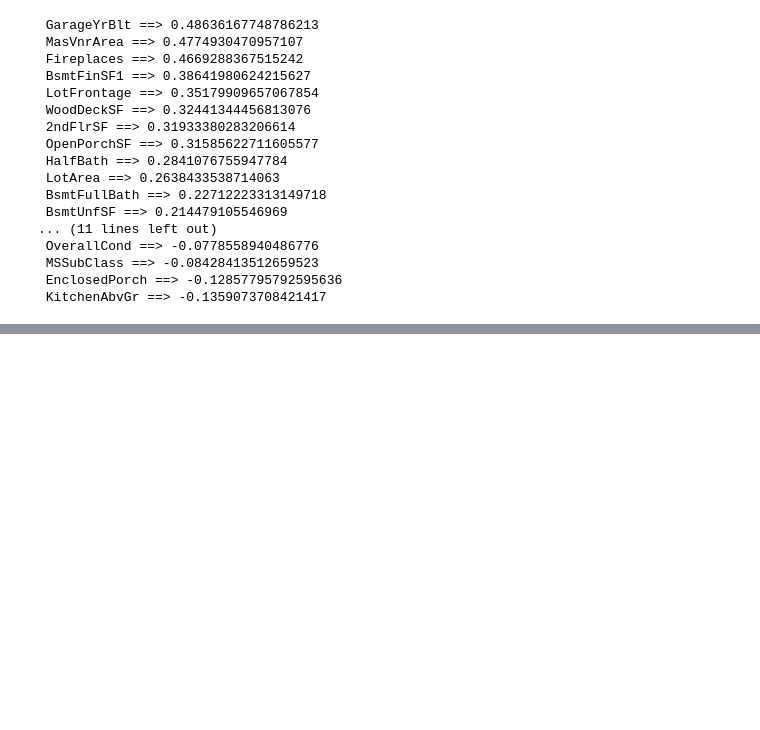
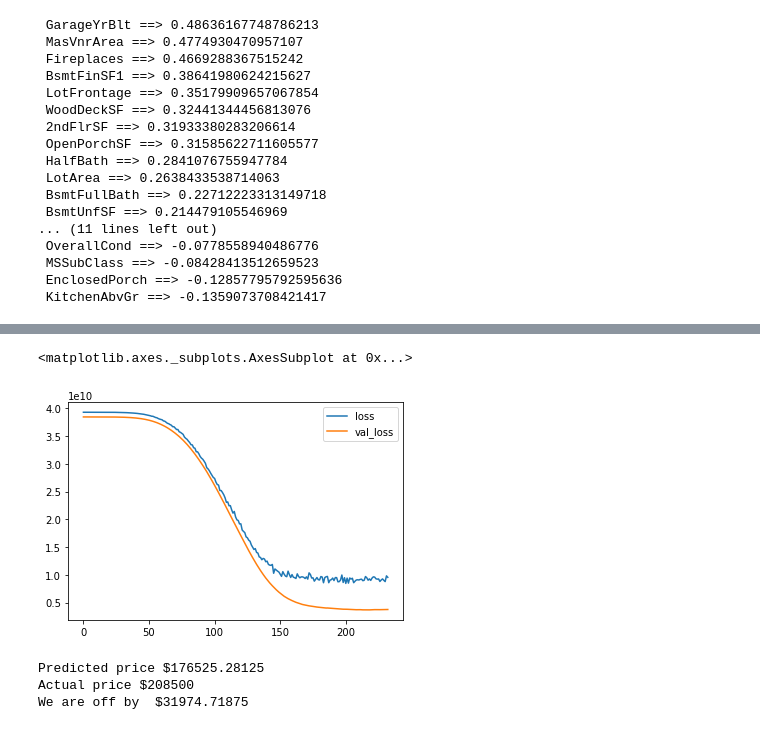
Before and after one commit to AdityaKumar-01/ML-notebooks, a Jupyter notebook: housePricePrediction/prediction with only numerical attributes .ipynb, the cells around one changed output, grey strips where cells are left out. Cells and saved outputs as stored; diff of their text form; code cells hidden in the pictures; blank space fills up the shorter version.

```diff
--- a/housePricePrediction/prediction with only numerical attributes .ipynb
+++ b/housePricePrediction/prediction with only numerical attributes .ipynb
@@ -198,0 +209,17 @@ print(later_model1.predict(single_house)[0][0])
+# %%
+early_stop = EarlyStopping(monitor='val_loss', mode = 'min', verbose = 1, patience =15)
+# %%
+model2 = Sequential()
+
+model2.add(Dense(11, activation = 'relu'))
+model2.add(Dropout(0.4))
+model2.add(Dense(11, activation = 'relu'))
+model2.add(Dropout(0.4))
+model2.add(Dense(11, activation = 'relu'))
+model2.add(Dropout(0.4))
+model2.add(Dense(1))
+model2.compile(optimizer='adam', loss='mse')
+# %%
+model2.fit(x=X_train, y=y_train, epochs = 300,
+           validation_data=(X_test, y_test), batch_size=128,
+          callbacks=[early_stop])
@@ -198,0 +245,5 @@ print(later_model1.predict(single_house)[0][0])
+# %%
+pd.DataFrame(model2.history.history).plot()
+# %% [output]
+<matplotlib.axes._subplots.AxesSubplot at 0x...>
+[figure, added]
@@ -198,0 +252,10 @@ print(later_model1.predict(single_house)[0][0])
+# %%
+predPrice = model2.predict(single_house)[0,0]
+actualPrice = df.iloc[0]['SalePrice']
+print(f"Predicted price ${predPrice}")
+print(f"Actual price ${actualPrice}")
+print(f"We are off by  ${abs(predPrice-actualPrice)}")
+# %% [output]
+Predicted price $176525.28125
+Actual price $208500
+We are off by  $31974.71875
```
Also changed, not shown: parts of 17 cells of this notebook, 3 other files.
